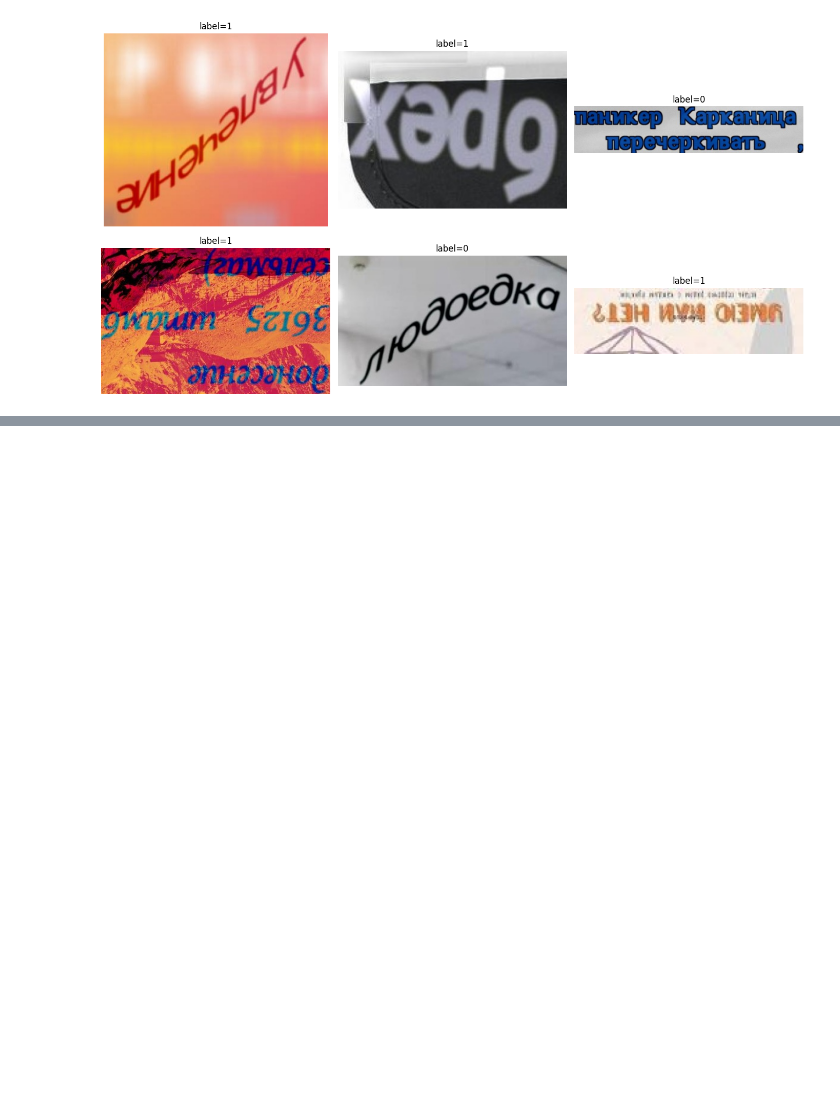
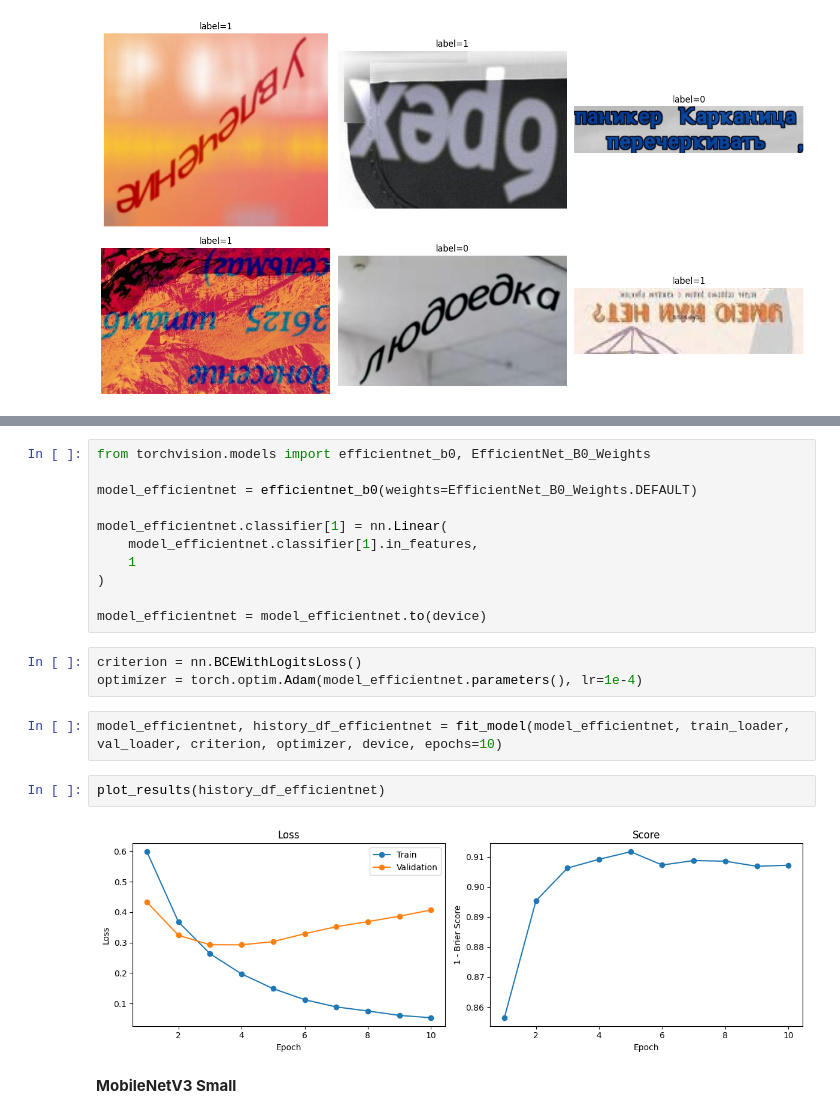
Before and after one commit to villerbond/avito-text-orientation, a Jupyter notebook: notebooks/solution.ipynb, the cells around one changed output, grey strips where cells are left out. Saved outputs shown, nothing was run; the diff lists cells and outputs as text; blank space fills up the shorter version.

```diff
--- a/notebooks/solution.ipynb
+++ b/notebooks/solution.ipynb
@@ -369,0 +660,22 @@ plt.show()
+# %%
+from torchvision.models import efficientnet_b0, EfficientNet_B0_Weights
+
+model_efficientnet = efficientnet_b0(weights=EfficientNet_B0_Weights.DEFAULT)
+
+model_efficientnet.classifier[1] = nn.Linear(
+    model_efficientnet.classifier[1].in_features,
+    1
+)
+
+model_efficientnet = model_efficientnet.to(device)
+# %%
+criterion = nn.BCEWithLogitsLoss()
+optimizer = torch.optim.Adam(model_efficientnet.parameters(), lr=1e-4)
+# %%
+model_efficientnet, history_df_efficientnet = fit_model(model_efficientnet, train_loader, val_loader, criterion, optimizer, device, epochs=10)
+# %%
+plot_results(history_df_efficientnet)
+# %% [output]
+[figure, added]
+# %% [markdown]
+**MobileNetV3 Small**
```
Also changed, not shown: parts of 52 cells of this notebook.
